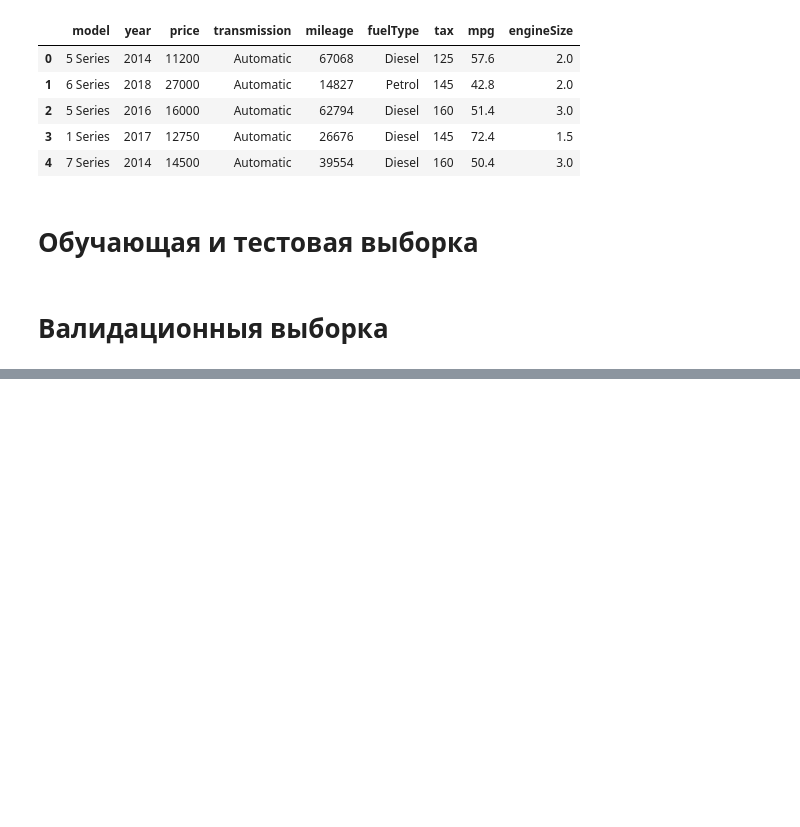
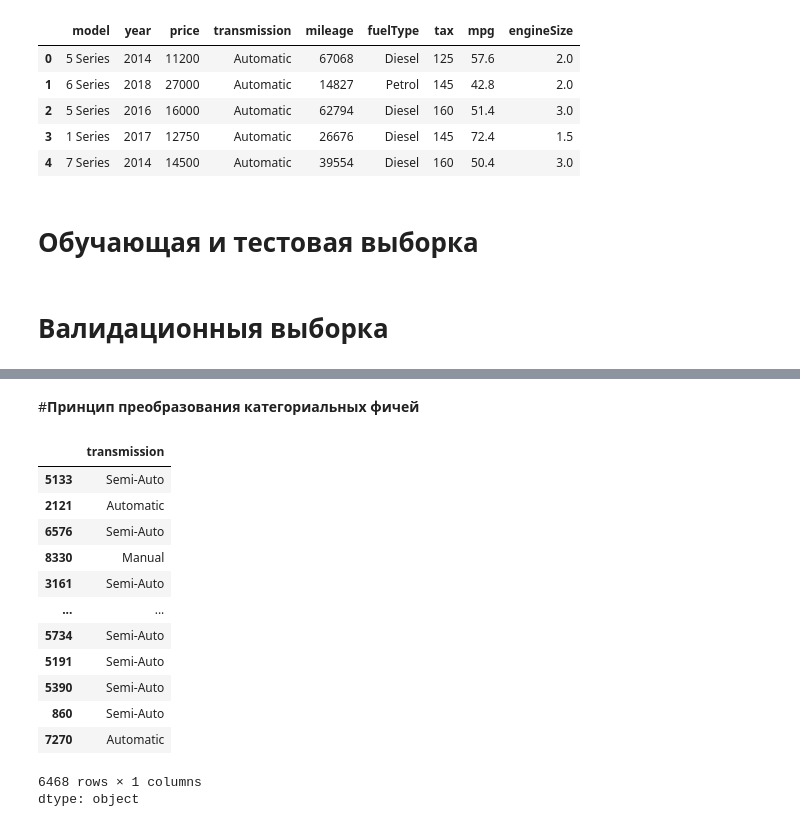
Before and after one commit to SergeyB81/Portfolio-DS, a Jupyter notebook: Car price/machine_learning.ipynb, the cells around one changed output, grey strips where cells are left out. Drawn from its saved outputs; the diff is of its cells as text; code cells hidden in the pictures; blank space fills up the shorter version.

```diff
--- a/Car price/machine_learning.ipynb
+++ b/Car price/machine_learning.ipynb
@@ -55,0 +106,19 @@ train, test = train_test_split(df, train_size=0.6, random_state=42)
+# %% [markdown]
+#**Принцип преобразования категориальных фичей**
+# %%
+train['transmission']
+# %% [output]
+|  | transmission |
+| 5133 | Semi-Auto |
+| 2121 | Automatic |
+| 6576 | Semi-Auto |
+| 8330 | Manual |
+| 3161 | Semi-Auto |
+| ... | ... |
+| 5734 | Semi-Auto |
+| 5191 | Semi-Auto |
+| 5390 | Semi-Auto |
+| 860 | Semi-Auto |
+| 7270 | Automatic |
+6468 rows × 1 columns
+dtype: object
```
Also changed, not shown: parts of 12 cells of this notebook.
